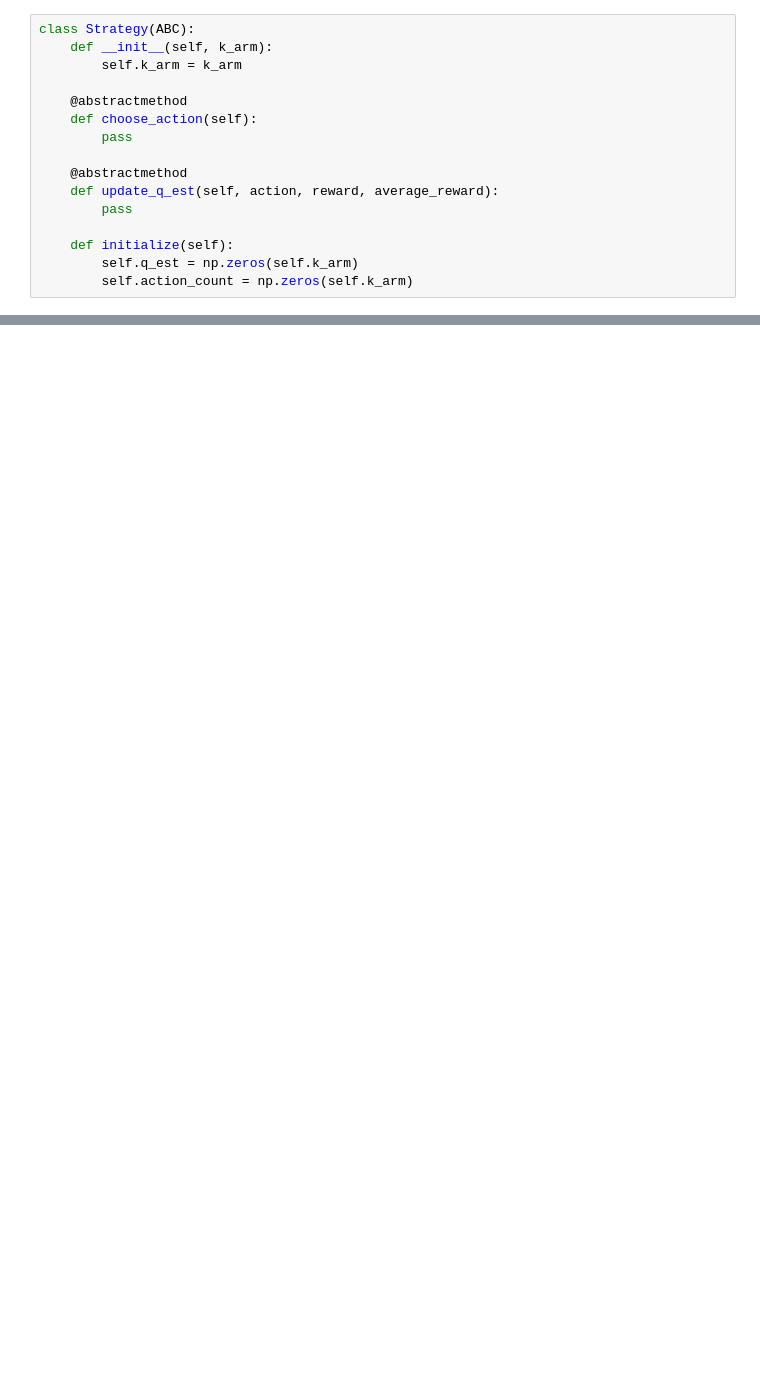
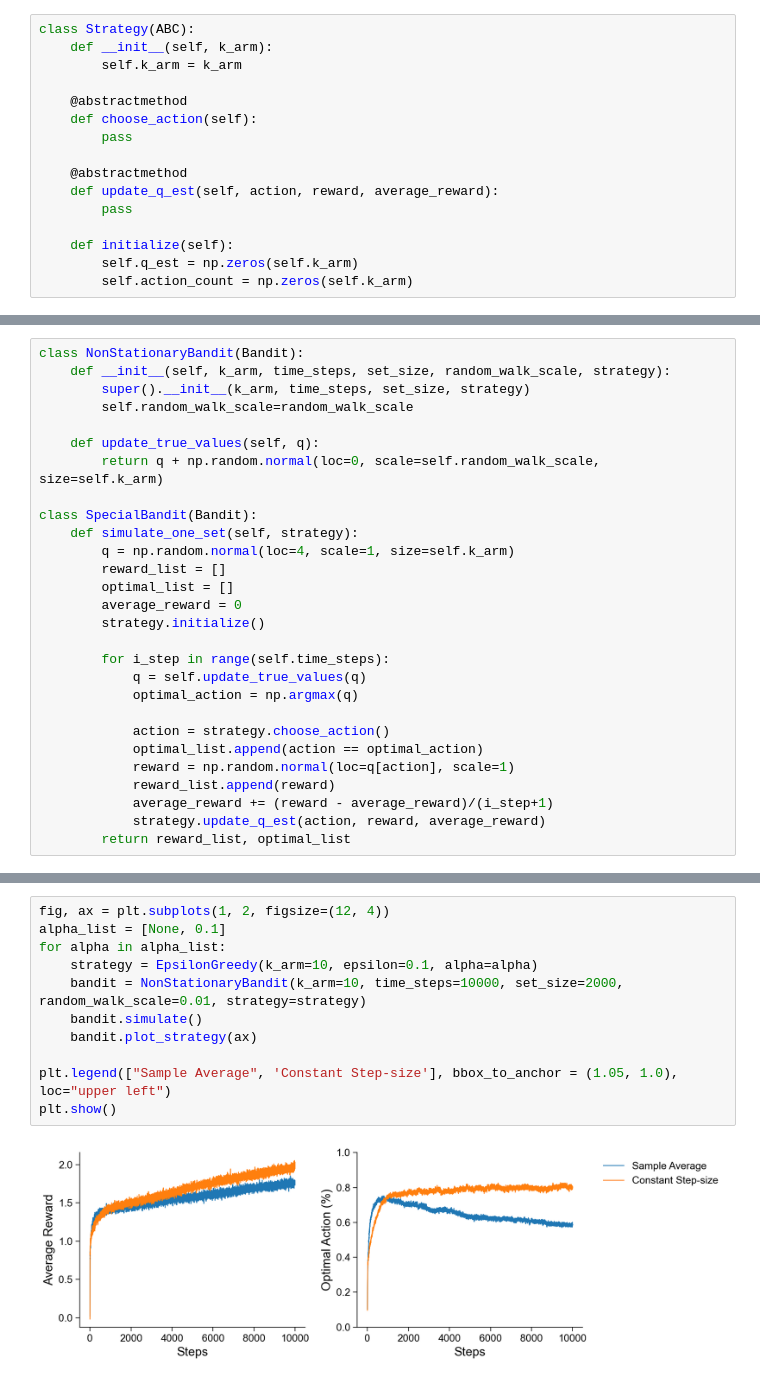
Before and after one commit to Yu-AngCheng/JC, a Jupyter notebook: Reinforcement Learning An Introduction/Ch2.ipynb, the cells around one changed output, grey strips where cells are left out. Drawn from its saved outputs; the diff is of its cells as text; blank space fills up the shorter version.

```diff
--- a/Reinforcement Learning An Introduction/Ch2.ipynb
+++ b/Reinforcement Learning An Introduction/Ch2.ipynb
@@ -127,4 +133,32 @@ class Bandit:
         ax[1].set_ylim([0, 1])
         ax[1].set_yticks([0, 0.2, 0.4, 0.6, 0.8, 1.0])
         ax[1].set_xlabel("Steps")
+# %%
+class NonStationaryBandit(Bandit):
+    def __init__(self, k_arm, time_steps, set_size, random_walk_scale, strategy):
+        super().__init__(k_arm, time_steps, set_size, strategy)
+        self.random_walk_scale=random_walk_scale
+
+    def update_true_values(self, q):
+        return q + np.random.normal(loc=0, scale=self.random_walk_scale, size=self.k_arm)
+
+class SpecialBandit(Bandit):
+    def simulate_one_set(self, strategy):
+        q = np.random.normal(loc=4, scale=1, size=self.k_arm)
+        reward_list = []
+        optimal_list = []
+        average_reward = 0
+        strategy.initialize()
+
+        for i_step in range(self.time_steps):
+            q = self.update_true_values(q)
+            optimal_action = np.argmax(q)
+
+            action = strategy.choose_action()
+            optimal_list.append(action == optimal_action)
+            reward = np.random.normal(loc=q[action], scale=1)
+            reward_list.append(reward)
+            average_reward += (reward - average_reward)/(i_step+1)
+            strategy.update_q_est(action, reward, average_reward)
+        return reward_list, optimal_list
 # %%
@@ -358,0 +176,13 @@ plt.show()
+# %%
+fig, ax = plt.subplots(1, 2, figsize=(12, 4))
+alpha_list = [None, 0.1]
+for alpha in alpha_list:
+    strategy = EpsilonGreedy(k_arm=10, epsilon=0.1, alpha=alpha)
+    bandit = NonStationaryBandit(k_arm=10, time_steps=10000, set_size=2000, random_walk_scale=0.01, strategy=strategy)
+    bandit.simulate()
+    bandit.plot_strategy(ax)
+
+plt.legend(["Sample Average", 'Constant Step-size'], bbox_to_anchor = (1.05, 1.0), loc="upper left")
+plt.show()
+# %% [output]
+[figure, added]
```
Also changed, not shown: parts of 12 cells of this notebook.
